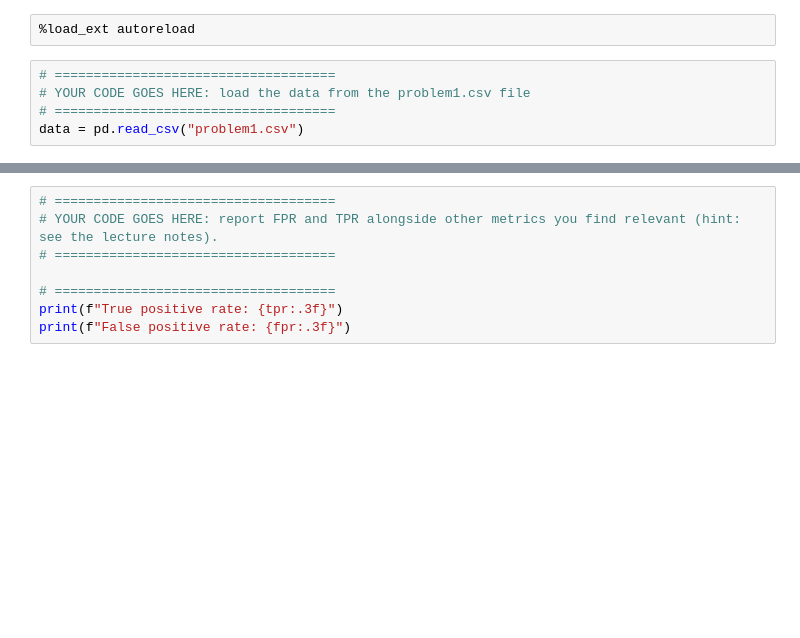
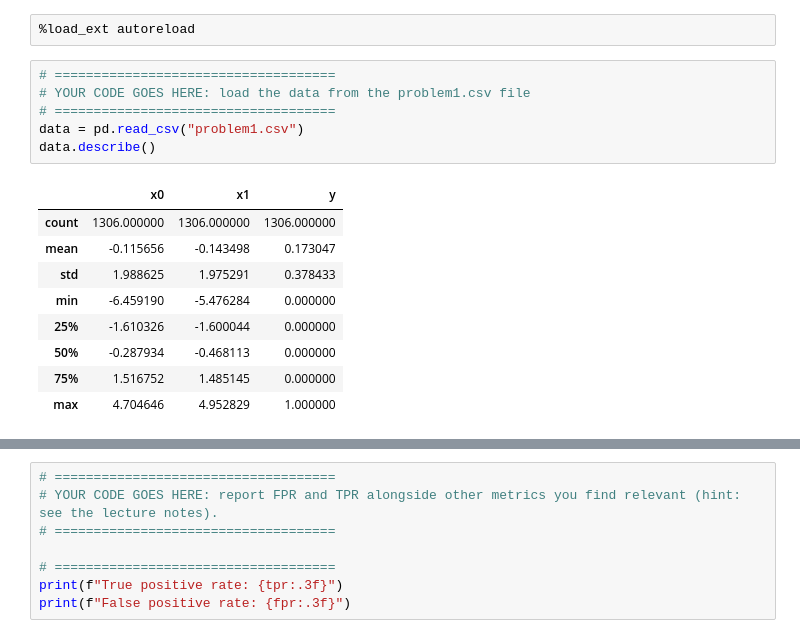
Before and after one commit to savmidt/tdt4172_intro_ml, a Jupyter notebook: Assignment2/Problem2.ipynb, the cells around one changed output, grey strips where cells are left out. Drawn from its saved outputs; the diff is of its cells as text; blank space fills up the shorter version.

```diff
--- a/Assignment2/Problem2.ipynb
+++ b/Assignment2/Problem2.ipynb
@@ -51,8 +51,19 @@ import matplotlib.pyplot as plt
 # %%
 # ====================================
 # YOUR CODE GOES HERE: load the data from the problem1.csv file
 # ====================================
 data = pd.read_csv("problem1.csv")
+data.describe()
+# %% [output]
+|  | x0 | x1 | y |
+| count | 1306.000000 | 1306.000000 | 1306.000000 |
+| mean | -0.115656 | -0.143498 | 0.173047 |
+| std | 1.988625 | 1.975291 | 0.378433 |
+| min | -6.459190 | -5.476284 | 0.000000 |
+| 25% | -1.610326 | -1.600044 | 0.000000 |
+| 50% | -0.287934 | -0.468113 | 0.000000 |
+| 75% | 1.516752 | 1.485145 | 0.000000 |
+| max | 4.704646 | 4.952829 | 1.000000 |
 # %%
 # ====================================
 # YOUR CODE GOES HERE: let's analyse the dataset
```
Also changed, not shown: parts of 3 cells of this notebook.
